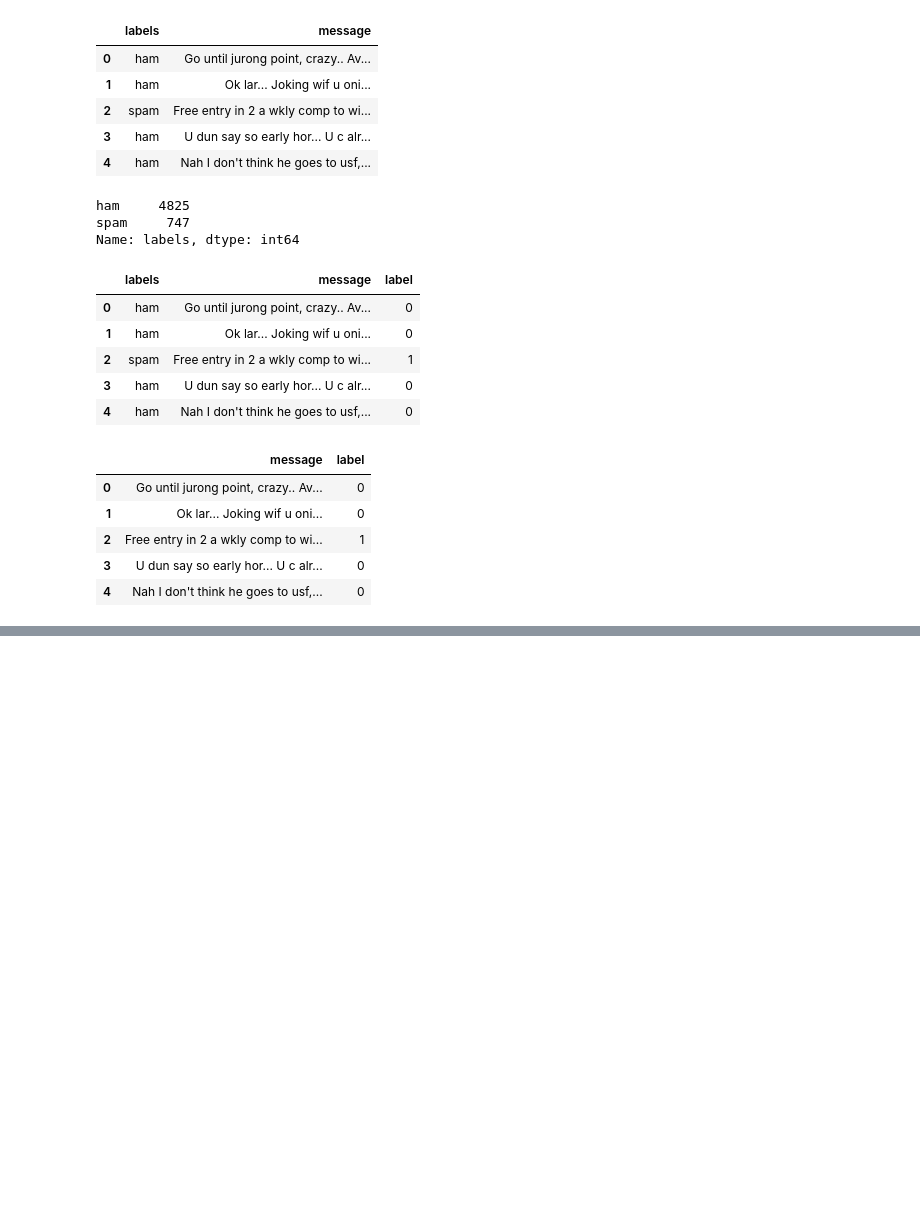
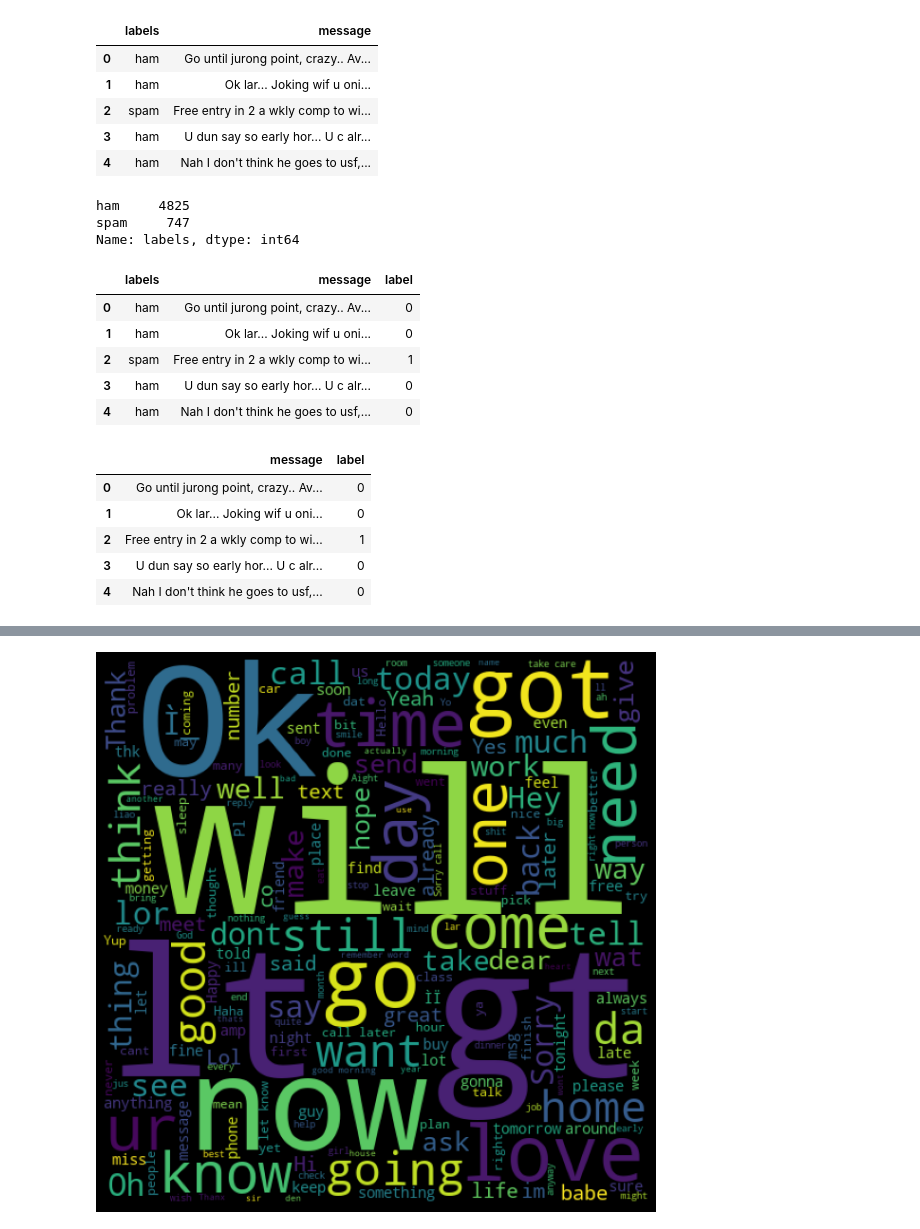
Before and after one commit to tanaymukherjee/Spam-detection-in-emails, a Jupyter notebook: Spam_detector.ipynb, the cells around one changed output, grey strips where cells are left out. Saved outputs shown, nothing was run; the diff lists cells and outputs as text; code cells hidden in the pictures; blank space fills up the shorter version.

```diff
--- a/Spam_detector.ipynb
+++ b/Spam_detector.ipynb
@@ -108,0 +139,10 @@ spam.head()
+# %%
+ham_words = ' '.join(list(mails[mails['label'] == 0]['message']))
+ham_wc = WordCloud(width = 512,height = 512).generate(ham_words)
+plt.figure(figsize = (10, 8), facecolor = 'k')
+plt.imshow(ham_wc)
+plt.axis('off')
+plt.tight_layout(pad = 0)
+plt.show()
+# %% [output]
+[figure, added]
```
Also changed, not shown: parts of 29 cells of this notebook.
